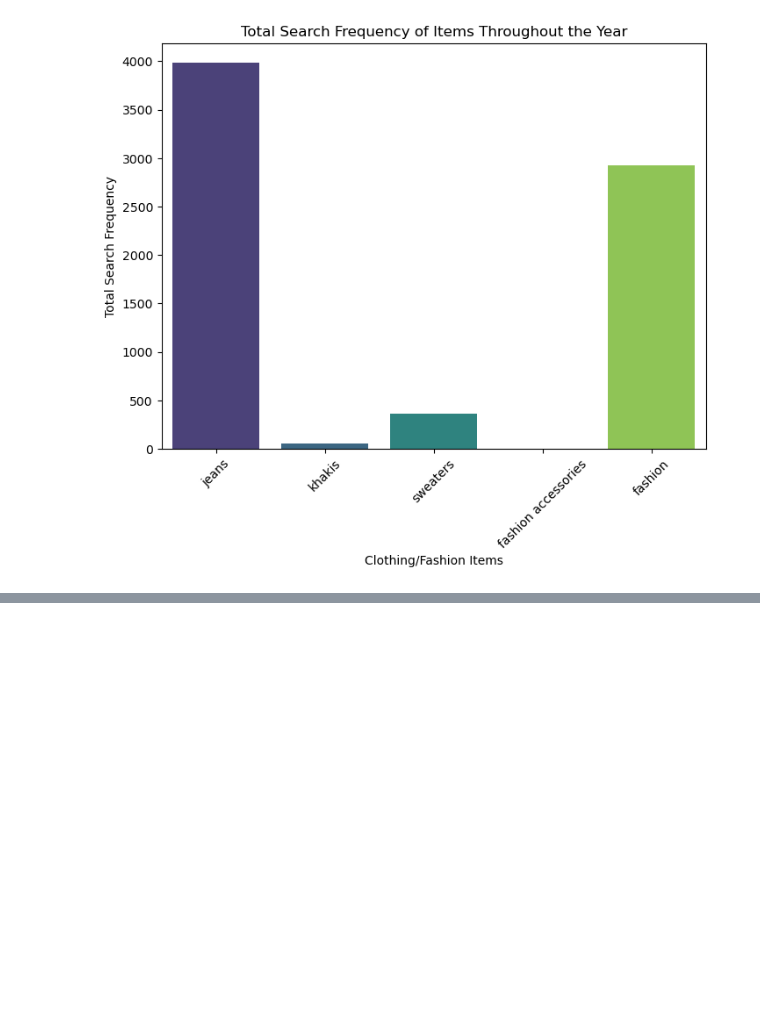
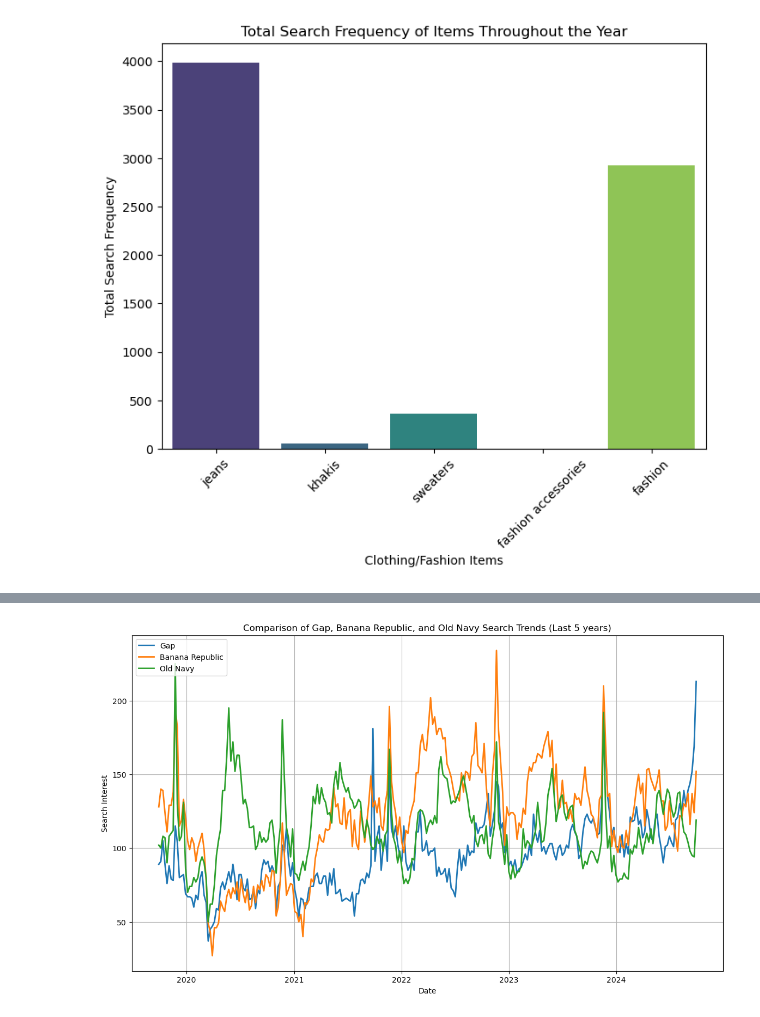
Before and after one commit to K-c-17/GAP_case_analysis, a Jupyter notebook: scripts/dextract_google_trends.ipynb, the cells around one changed output, grey strips where cells are left out. Saved outputs shown, nothing was run; the diff lists cells and outputs as text; code cells hidden in the pictures; blank space fills up the shorter version.

```diff
--- a/scripts/dextract_google_trends.ipynb
+++ b/scripts/dextract_google_trends.ipynb
@@ -117,0 +210,14 @@ plt.show()
+# %%
+#Visualization 2 (2nd Option)
+plt.figure(figsize=(14, 8))
+sns.lineplot(data=gap_trends_5y['total_searches'], palette="Set2", dashes=False, linewidth=2, label="Gap")
+sns.lineplot(data=banana_trends_5y['total_searches'], palette="Set1", dashes=False, linewidth=2, label="Banana Republic")
+sns.lineplot(data=old_navy_trends_5y['total_searches'], palette="Set3", dashes=False, linewidth=2, label="Old Navy")
+plt.title("Comparison of Gap, Banana Republic, and Old Navy Search Trends (Last 5 years)")
+plt.xlabel("Date")
+plt.ylabel("Search Interest")
+plt.legend(loc='upper left')
+plt.grid(True)
+plt.show()
+# %% [output]
+[figure, added]
```
Also changed, not shown: parts of 24 cells of this notebook.
